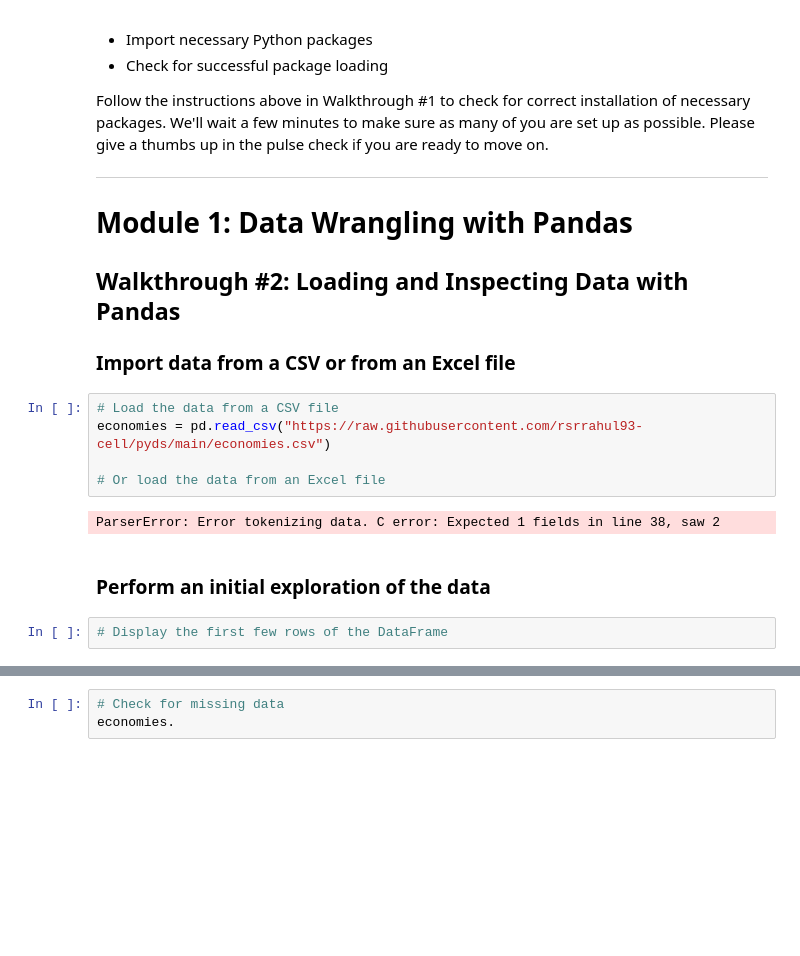
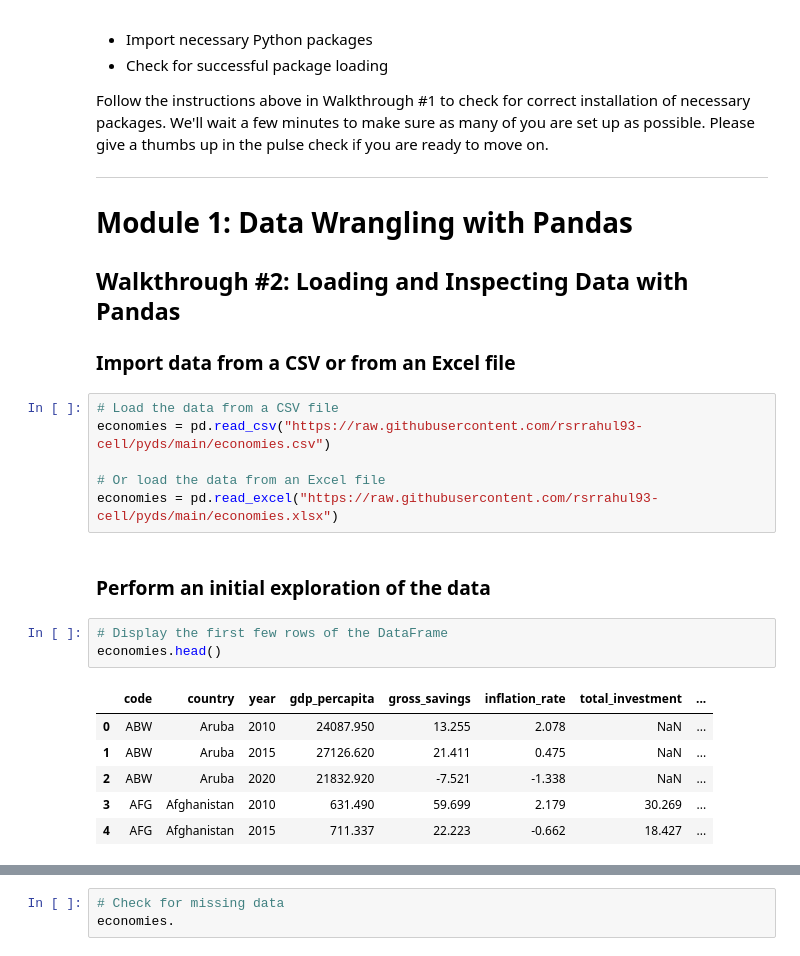
Before and after one commit to rsrrahul93-cell/pyds, a Jupyter notebook: exercises_2026-05.ipynb, the cells around one changed output, grey strips where cells are left out. Saved outputs shown, nothing was run; the diff lists cells and outputs as text; blank space fills up the shorter version.

```diff
--- a/exercises_2026-05.ipynb
+++ b/exercises_2026-05.ipynb
@@ -85,11 +85,18 @@ to move on.
 economies = pd.read_csv("https://raw.githubusercontent.com/rsrrahul93-cell/pyds/main/economies.csv")
 
 # Or load the data from an Excel file
+economies = pd.read_excel("https://raw.githubusercontent.com/rsrrahul93-cell/pyds/main/economies.xlsx")
-# %% [output]
-ParserError: Error tokenizing data. C error: Expected 1 fields in line 38, saw 2
 # %% [markdown]
 ### Perform an initial exploration of the data
 # %%
 # Display the first few rows of the DataFrame
+economies.head()
+# %% [output]
+|  | code | country | year | gdp_percapita | gross_savings | inflation_rate | total_investment | ... |
+| 0 | ABW | Aruba | 2010 | 24087.950 | 13.255 | 2.078 | NaN | ... |
+| 1 | ABW | Aruba | 2015 | 27126.620 | 21.411 | 0.475 | NaN | ... |
+| 2 | ABW | Aruba | 2020 | 21832.920 | -7.521 | -1.338 | NaN | ... |
+| 3 | AFG | Afghanistan | 2010 | 631.490 | 59.699 | 2.179 | 30.269 | ... |
+| 4 | AFG | Afghanistan | 2015 | 711.337 | 22.223 | -0.662 | 18.427 | ... |
 # %%
 # Display the information about the DataFrame
```
Also changed, not shown: parts of 4 cells of this notebook.
